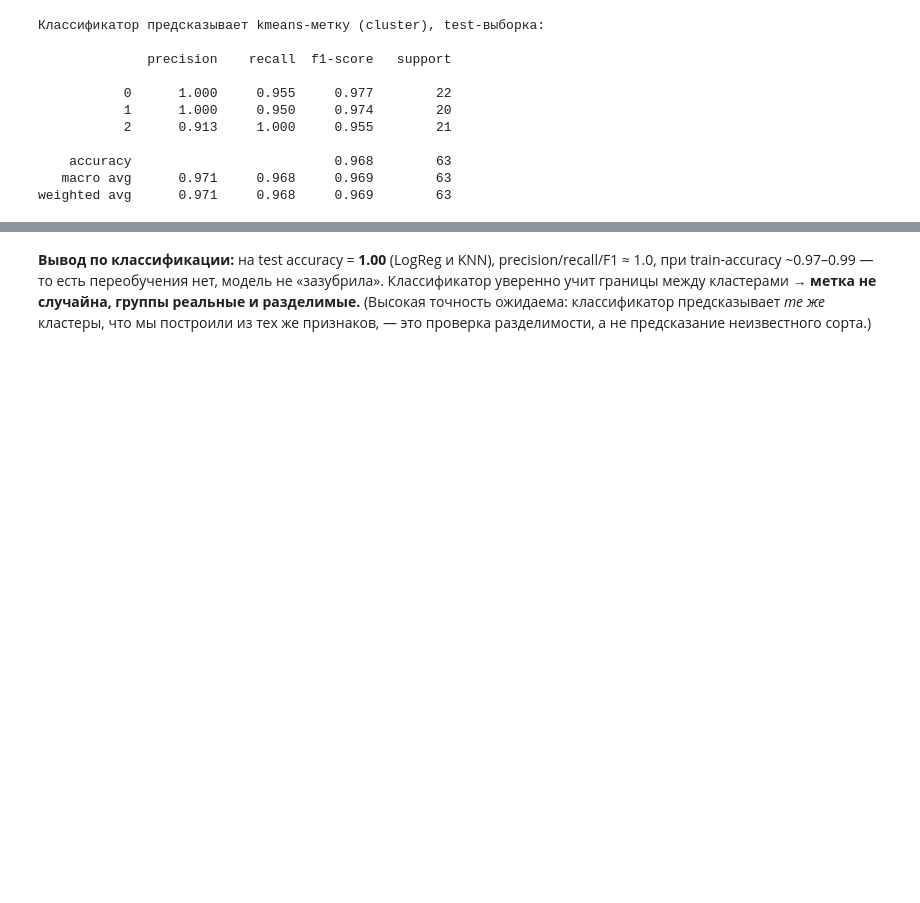
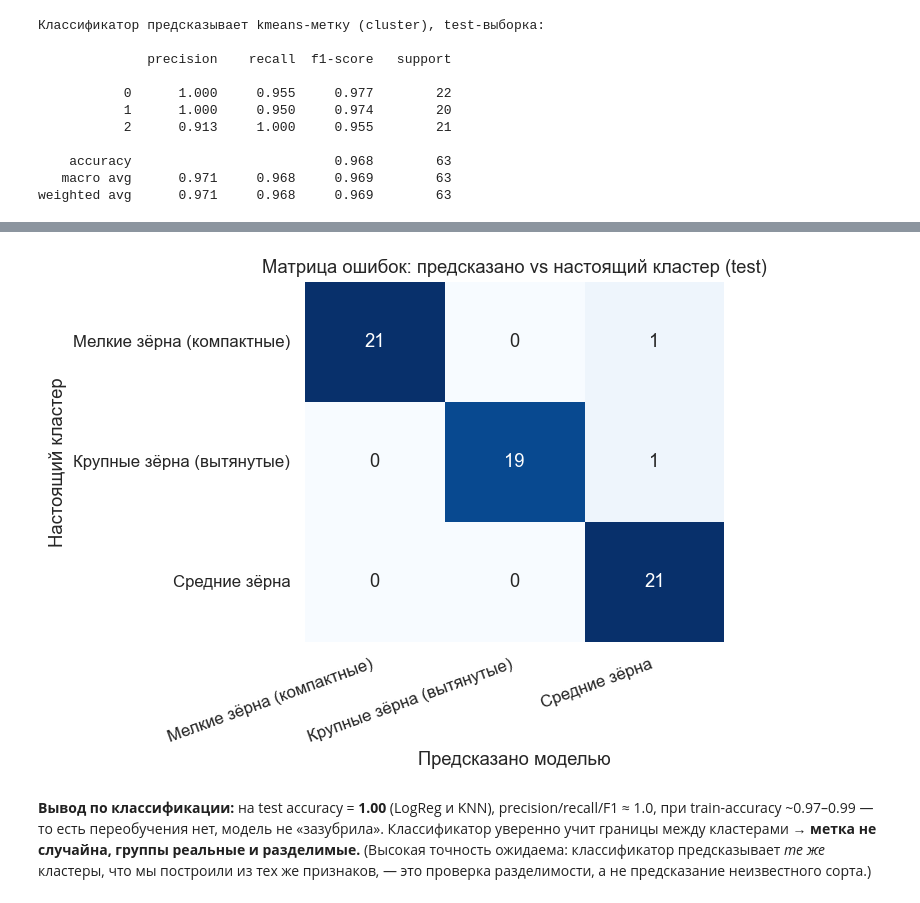
Before and after one commit to ynsvrs/seeds, a Jupyter notebook: Day 8.ipynb, the cells around one changed output, grey strips where cells are left out. Saved outputs shown, nothing was run; the diff lists cells and outputs as text; code cells hidden in the pictures; blank space fills up the shorter version.

```diff
--- a/Day 8.ipynb
+++ b/Day 8.ipynb
@@ -578,3 +604,21 @@ weighted avg      0.971     0.968     0.969        63
+# %%
+# График 2: матрица ошибок классификатора (LogReg) на тесте
+from sklearn.metrics import confusion_matrix
+
+classes = sorted(y.unique())
+labels = [size_names[i] for i in classes]
+cm = confusion_matrix(y_te, y_pred, labels=classes)
+
+plt.figure(figsize=(6.5, 5))
+sns.heatmap(cm, annot=True, fmt="d", cmap="Blues", cbar=False,
+            xticklabels=labels, yticklabels=labels)
+plt.title("Матрица ошибок: предсказано vs настоящий кластер (test)")
+plt.xlabel("Предсказано моделью")
+plt.ylabel("Настоящий кластер")
+plt.xticks(rotation=20, ha="right")
+plt.tight_layout(); plt.show()
+# %% [output]
+[figure, added]
 # %% [markdown]
 **Вывод по классификации:** на test accuracy = **1.00** (LogReg и KNN), precision/recall/F1 ≈ 1.0,
 при train-accuracy ~0.97–0.99 — то есть переобучения нет, модель не «зазубрила». Классификатор уверенно
```
Also changed, not shown: parts of 2 cells of this notebook.
